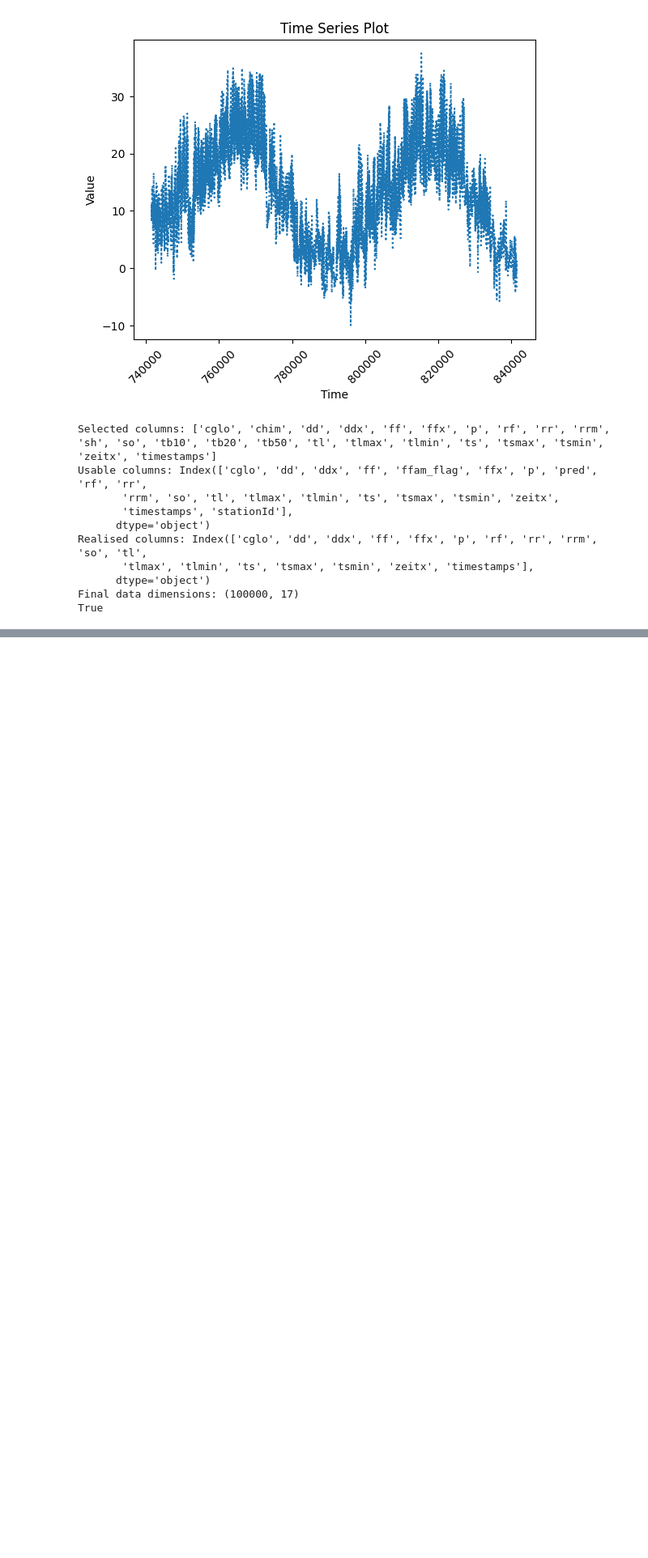
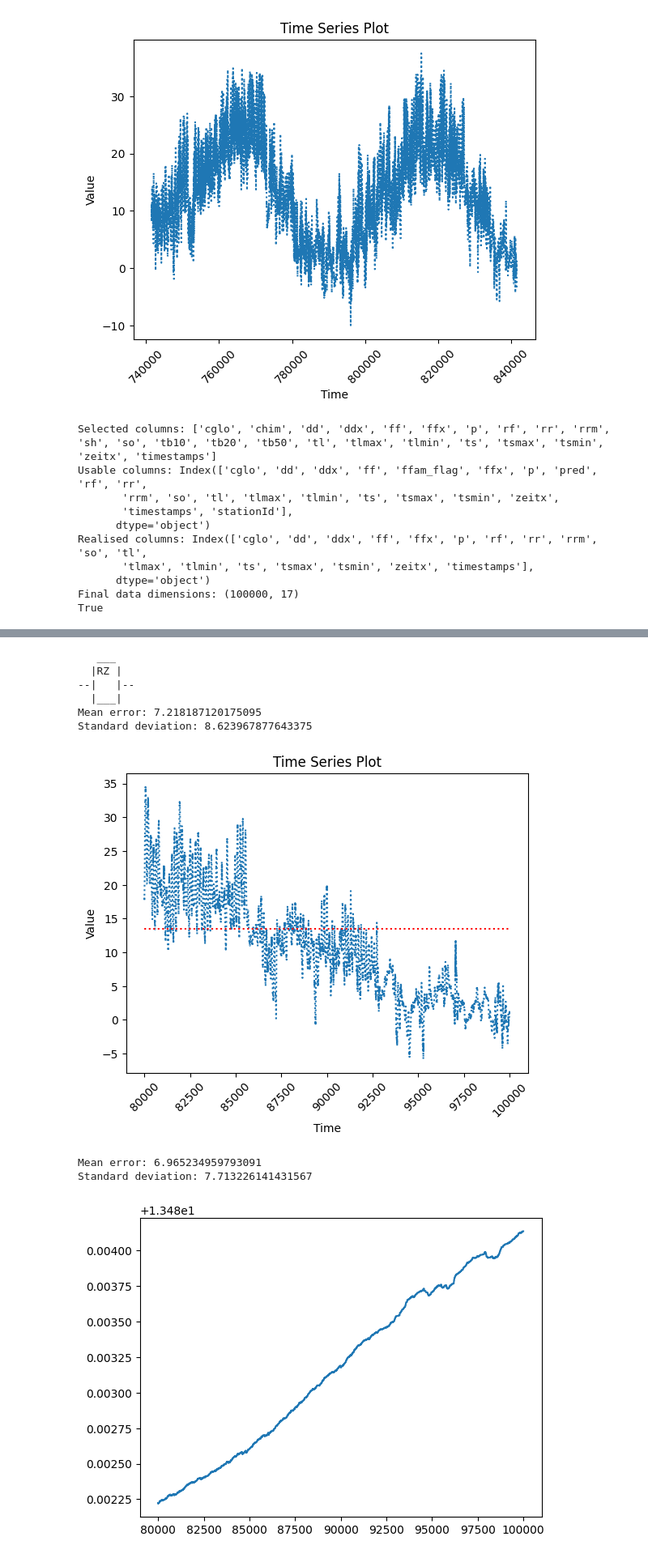
Before and after one commit to MorenoMarrara/MasterThesisProject-HCW-QuantumReservoirComputing, a Jupyter notebook: notebooks/QRC-simulation.ipynb, the cells around one changed output, grey strips where cells are left out. Shown at 81% size. Saved outputs shown, nothing was run; the diff lists cells and outputs as text; code cells hidden in the pictures; blank space fills up the shorter version.

```diff
--- a/notebooks/QRC-simulation.ipynb
+++ b/notebooks/QRC-simulation.ipynb
@@ -244,0 +246,71 @@ Filtered data: 0        11.0
+# %%
+# no variation in ancilla qubits, but make the observables more involved
+
+# reload/select best model
+file = MODEL_DIR_QRC / "QRC_model_ancilla_and_observables.pkl"
+
+my_encoder = qe.CHEEncoder(feature_num=1)
+my_encoder.print_circuit()
+
+my_reservoir = CNOTReservoir(my_encoder,
+                             ancilla_num=2,
+                             depth=1)
+
+# inspiration (and most of implementation) taken from qreservoir usage example on
+# https://owenagnel.github.io/qreservoir/qreservoir.html#example
+my_observables = [Observable(3) for _ in range(2)]
+
+for i, ob in enumerate(my_observables[0::3]):
+    ob.add_operator(1.0, f"X {i}")
+for i, ob in enumerate(my_observables[1::3]):
+    ob.add_operator(1.0, f"Z {i}")
+for i, ob in enumerate(my_observables[2::3]):
+    ob.add_operator(1.0, f"Y {i}")
+
+QRC_model = RCModel(reservoir=my_reservoir,
+                    observables=my_observables,
+                    subestimator=LinearRegression())
+
+predictions, _, _ = evaluate_model(QRC_model, train, test)
+
+plt.plot(test.index, predictions)
+plt.show()
+
+#CONCLUSION: at least not a constant anymore. -> do the same for other ancilla/observable combinations
+
+
+# for i in range(1,10):
+#     my_encoder = qe.CHEEncoder(feature_num=1)
+#     my_encoder.print_circuit()
+#
+#     my_reservoir = CNOTReservoir(my_encoder,
+#                              ancilla_num=i,
+#                              depth=1)
+#
+#     # inspiration (and most of implementation) taken from qreservoir usage example on
+#     # https://owenagnel.github.io/qreservoir/qreservoir.html#example
+#     my_observables = [Observable(3) for _ in range(i)]
+#
+#     for i, ob in enumerate(my_observables[0::3]):
+#         ob.add_operator(1.0, f"X {i}")
+#     for i, ob in enumerate(my_observables[1::3]):
+#         ob.add_operator(1.0, f"Z {i}")
+#     for i, ob in enumerate(my_observables[2::3]):
+#         ob.add_operator(1.0, f"Y {i}")
+#
+#     QRC_model = RCModel(reservoir=my_reservoir,
+#                         observables=my_observables,
+#                         subestimator=LinearRegression())
+#
+#     evaluate_model(QRC_model, train, test)
+# %% [output]
+   ___
+  |RZ |
+--|   |--
+  |___|
+Mean error: 7.218187120175095
+Standard deviation: 8.623967877643375
+[figure, added]
+Mean error: 6.965234959793091
+Standard deviation: 7.713226141431567
+[figure, added]
```
Also changed, not shown: parts of 8 cells of this notebook.
